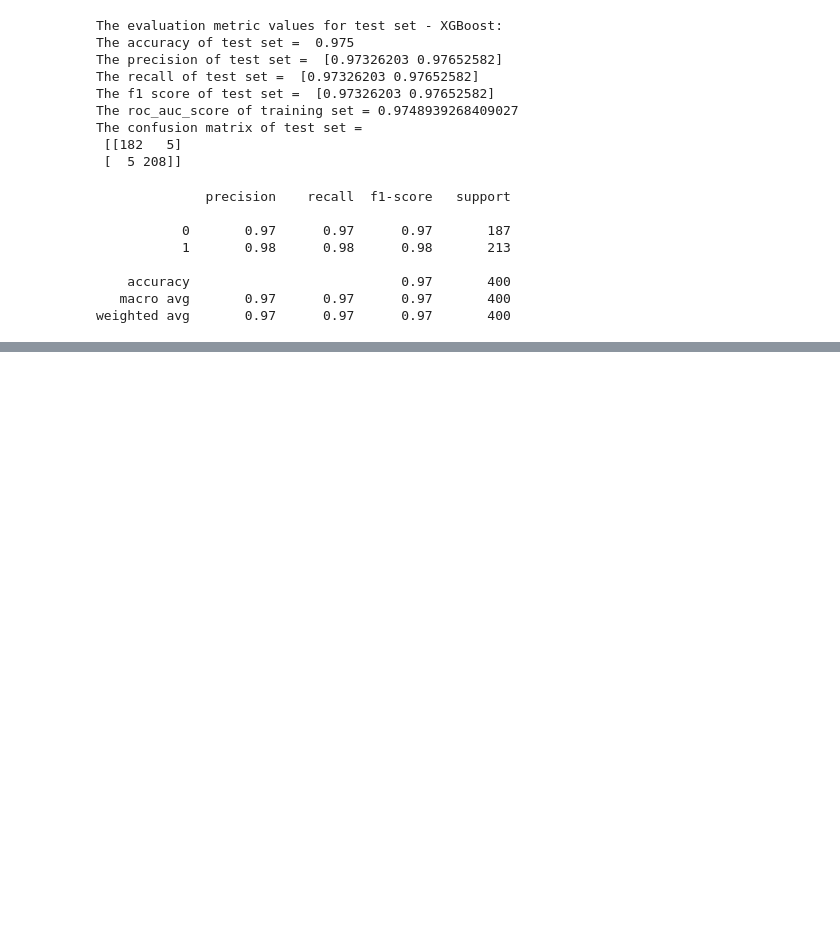
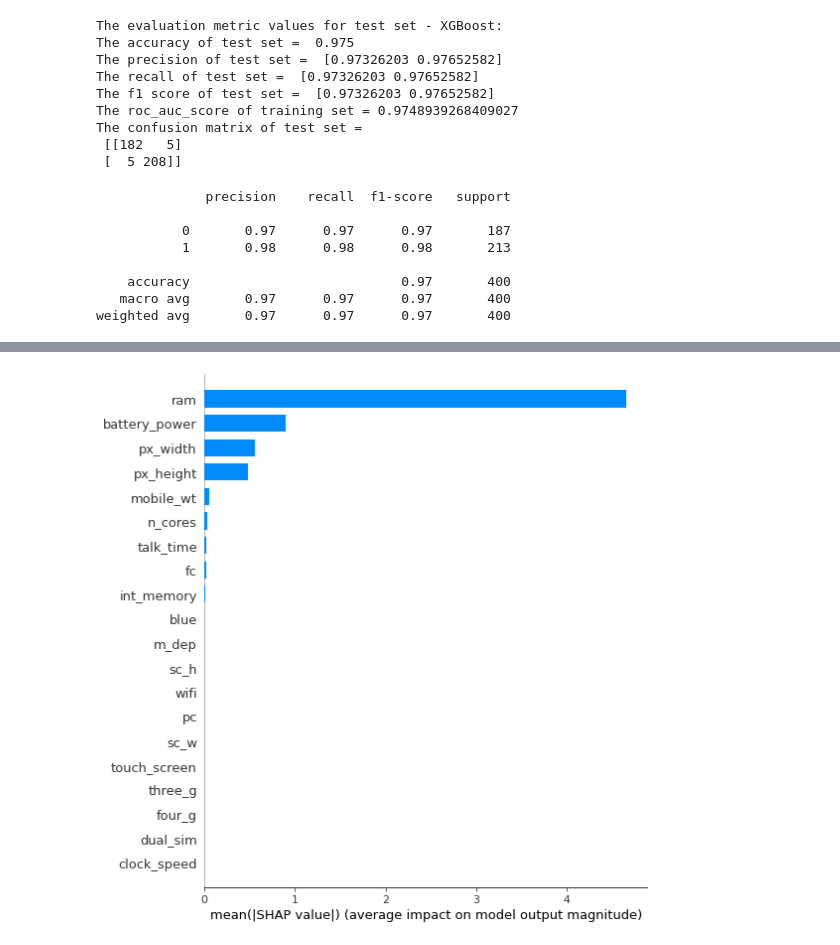
Before and after one commit to Sanjay9294/mobile_price_range, a Jupyter notebook: Copy_of_mobile_price_range_prediction.ipynb, the cells around one changed output, grey strips where cells are left out. Saved outputs shown, nothing was run; the diff lists cells and outputs as text; code cells hidden in the pictures; blank space fills up the shorter version.

```diff
--- a/Copy_of_mobile_price_range_prediction.ipynb
+++ b/Copy_of_mobile_price_range_prediction.ipynb
@@ -1706,0 +1979,5 @@ test_df=test_df.append(dict2,ignore_index=True)
+# %%
+# Obtain a Bar Summary Plot
+shap.summary_plot(shap_values, X_train, plot_type="bar")
+# %% [output]
+[figure, added]
```
Also changed, not shown: parts of 37 cells of this notebook.
